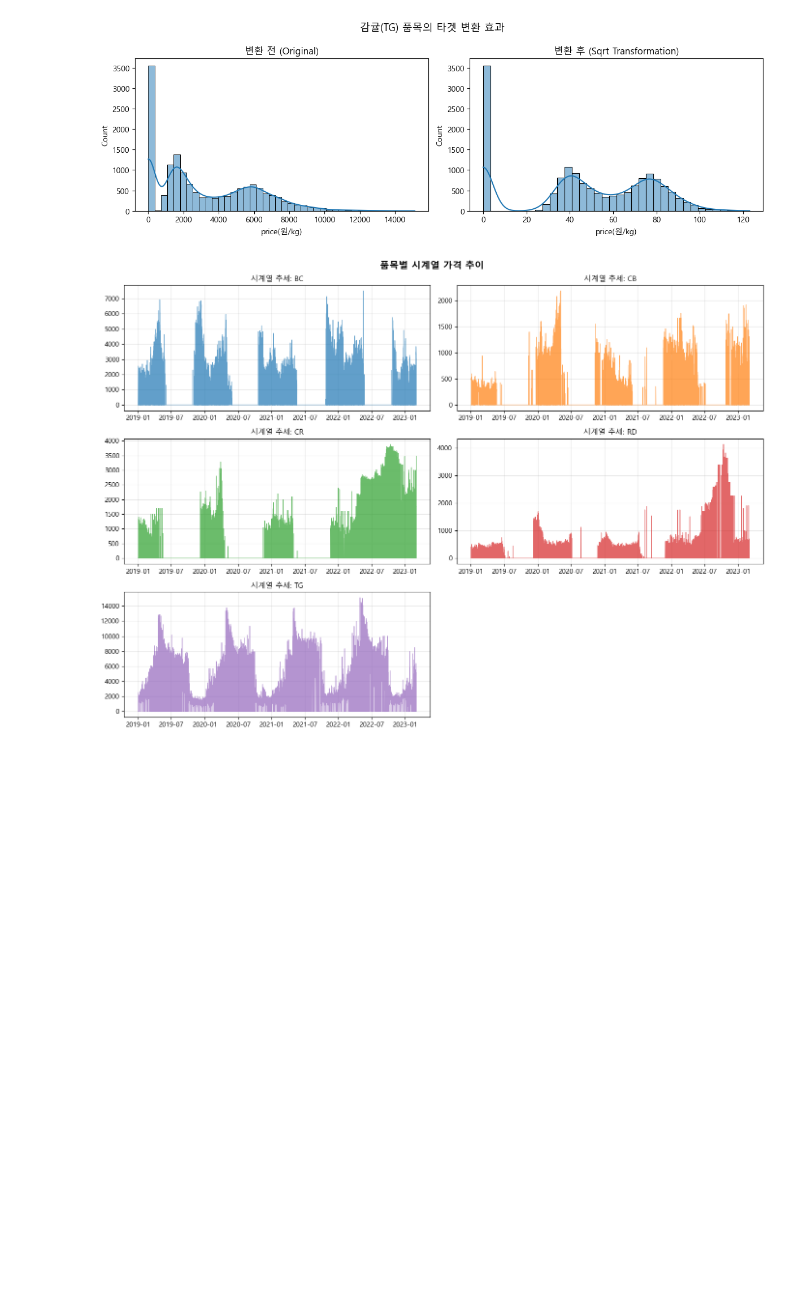
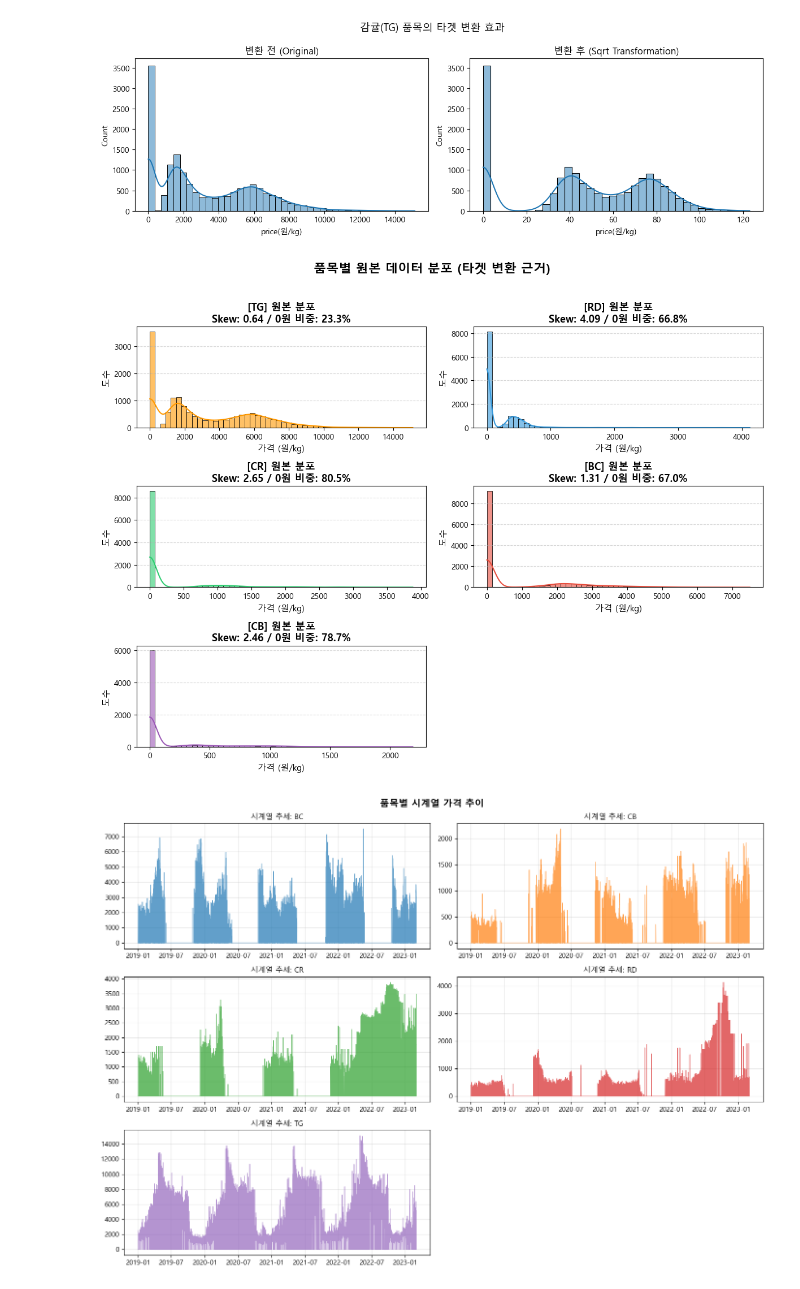
Before and after one commit to chul3224/Tomorrow-Jeju, a Jupyter notebook: Jeju_Final_v1.4.ipynb, the cells around one changed output. Saved outputs shown, nothing was run; the diff lists cells and outputs as text; code cells hidden in the pictures; blank space fills up the shorter version.

```diff
--- a/Jeju_Final_v1.4.ipynb
+++ b/Jeju_Final_v1.4.ipynb
@@ -857,33 +857,34 @@ plt.show()
 # %%
 # 품목별 원본 데이터 분포 (타겟 변환 근거 — 김대원)
 items_list = ['TG', 'RD', 'CR', 'BC', 'CB']
 colors = ['#ff9900', '#3498db', '#2ecc71', '#e74c3c', '#9b59b6']
 
 fig = plt.figure(figsize=(12, 9))
 plt.rcParams['axes.unicode_minus'] = False
 
 for i, item in enumerate(items_list):
     if i < 4:
         ax = fig.add_subplot(3, 2, i + 1)
     else:
         ax = fig.add_subplot(3, 2, 5)
 
     target_data = train[train['item'] == item]['price(원/kg)']
     sns.histplot(target_data, kde=True, ax=ax, color=colors[i], bins=50, alpha=0.6)
 
     skewness = target_data.skew()
     zero_ratio = (target_data == 0).mean() * 100
 
-    ax.set_title(f'[{item}] 원본 분포
-Skew: {skewness:.2f} / 0원 비중: {zero_ratio:.1f}%',
+    ax.set_title(f'[{item}] 원본 분포\nSkew: {skewness:.2f} / 0원 비중: {zero_ratio:.1f}%',
                  fontsize=13, fontweight='bold')
     ax.set_xlabel('가격 (원/kg)', fontsize=11)
     ax.set_ylabel('도수', fontsize=11)
     ax.grid(axis='y', linestyle='--', alpha=0.5)
 
 plt.suptitle('품목별 원본 데이터 분포 (타겟 변환 근거)', fontsize=16, fontweight='bold', y=1.02)
 plt.tight_layout()
 plt.show()
+# %% [output]
+[figure, added]
 # %%
 # 품목마다 특성이 달라 변환을 달리 해줘야함
 # 품목별 시계열 추이
```
Also changed, not shown: parts of 2 cells of this notebook.
